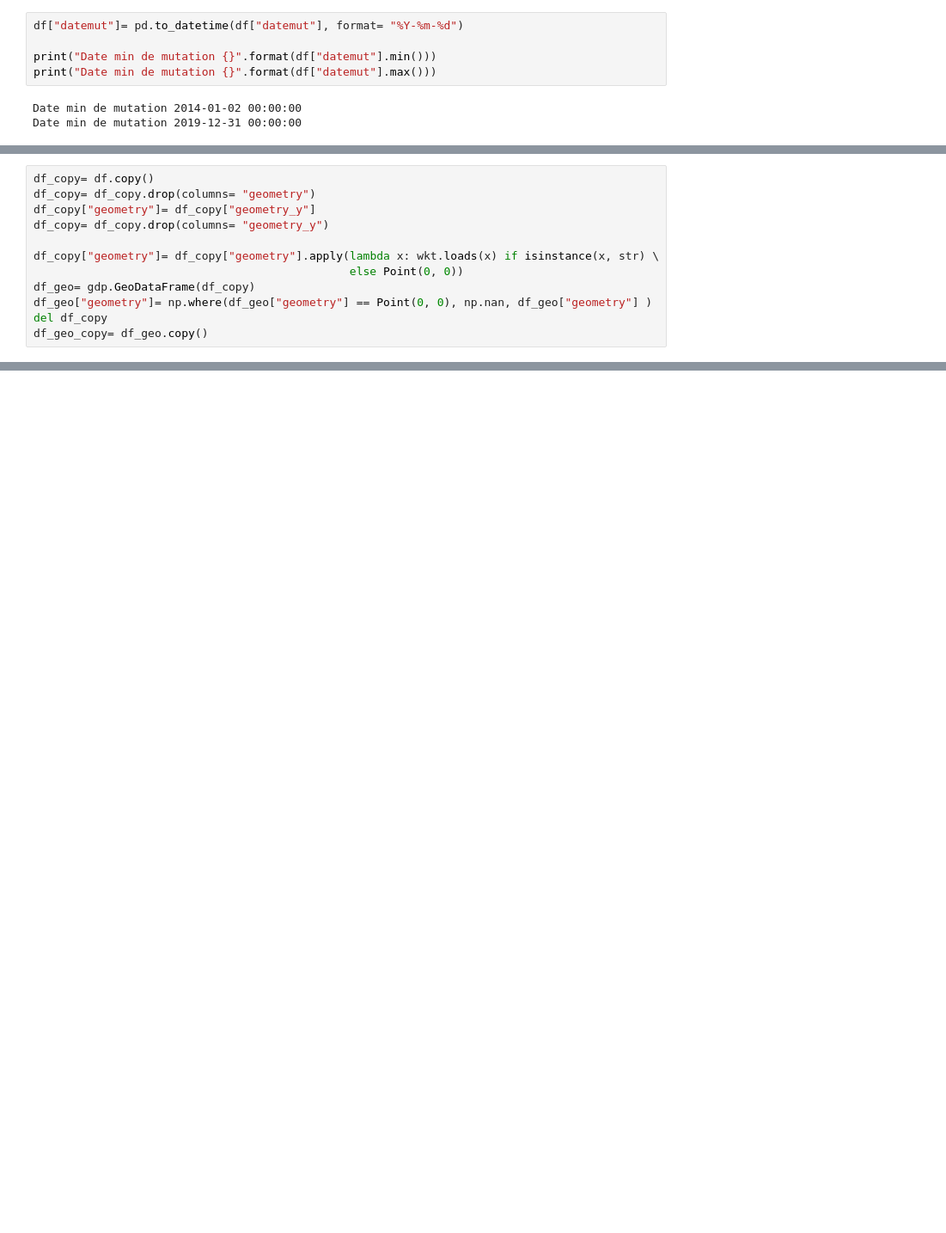
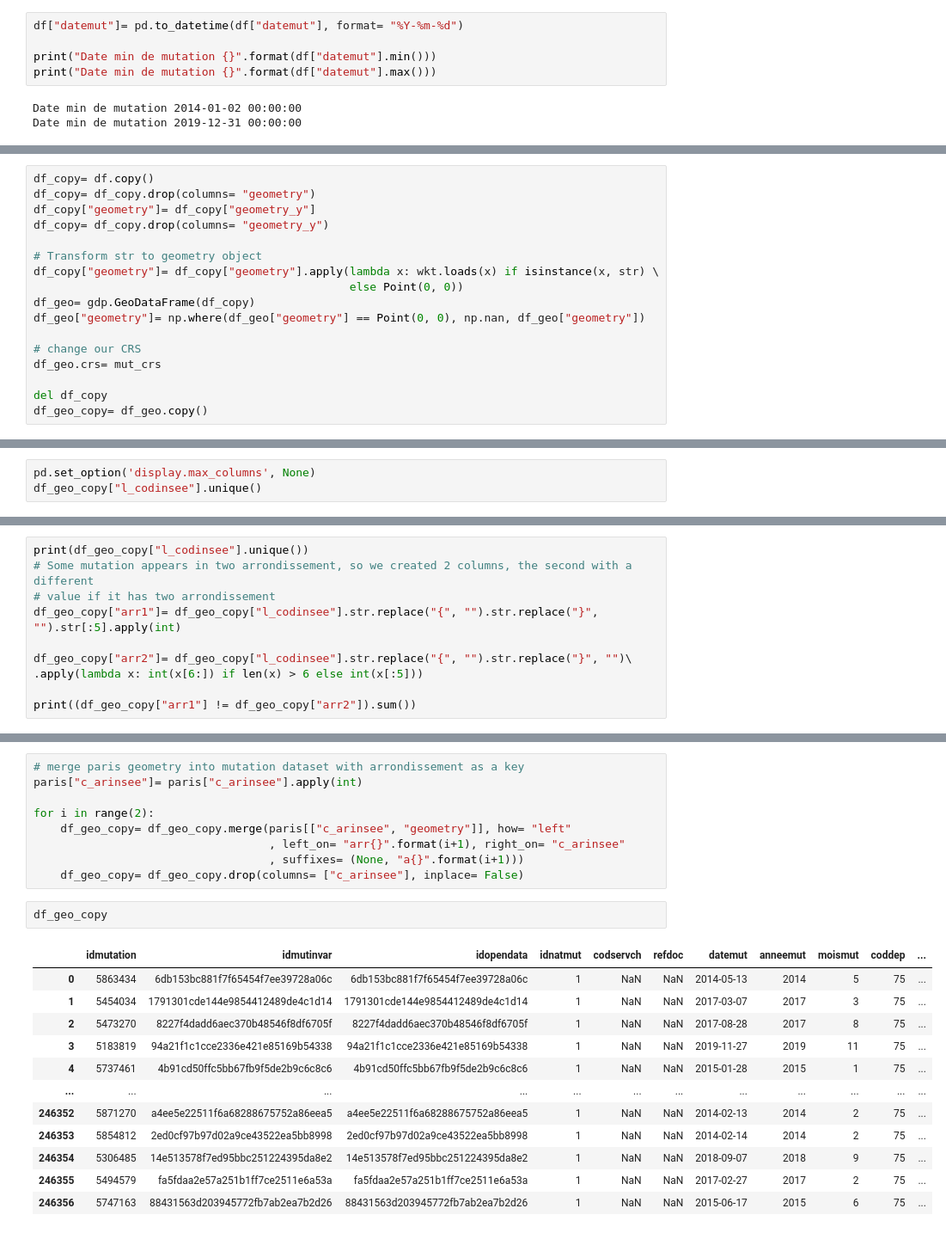
Before and after one commit to Orlogskapten/dvf_ensae_sbra, a Jupyter notebook: wen/first_look.ipynb, the cells around one changed output, grey strips where cells are left out. Shown at 86% size. Saved outputs shown, nothing was run; the diff lists cells and outputs as text; blank space fills up the shorter version.

```diff
--- a/wen/first_look.ipynb
+++ b/wen/first_look.ipynb
@@ -80,9 +110,14 @@ df_copy= df_copy.drop(columns= "geometry")
 df_copy["geometry"]= df_copy["geometry_y"]
 df_copy= df_copy.drop(columns= "geometry_y")
 
+# Transform str to geometry object
 df_copy["geometry"]= df_copy["geometry"].apply(lambda x: wkt.loads(x) if isinstance(x, str) \
                                                else Point(0, 0))
 df_geo= gdp.GeoDataFrame(df_copy)
-df_geo["geometry"]= np.where(df_geo["geometry"] == Point(0, 0), np.nan, df_geo["geometry"] )
+df_geo["geometry"]= np.where(df_geo["geometry"] == Point(0, 0), np.nan, df_geo["geometry"])
+
+# change our CRS
+df_geo.crs= mut_crs
+
 del df_copy
 df_geo_copy= df_geo.copy()
@@ -90,0 +124,3 @@ df_geo_copy= df_geo.copy()
+# %%
+pd.set_option('display.max_columns', None)
+df_geo_copy["l_codinsee"].unique()
@@ -90,0 +135,10 @@ df_geo_copy= df_geo.copy()
+# %%
+print(df_geo_copy["l_codinsee"].unique())
+# Some mutation appears in two arrondissement, so we created 2 columns, the second with a different
+# value if it has two arrondissement
+df_geo_copy["arr1"]= df_geo_copy["l_codinsee"].str.replace("{", "").str.replace("}", "").str[:5].apply(int)
+
+df_geo_copy["arr2"]= df_geo_copy["l_codinsee"].str.replace("{", "").str.replace("}", "")\
+.apply(lambda x: int(x[6:]) if len(x) > 6 else int(x[:5]))
+
+print((df_geo_copy["arr1"] != df_geo_copy["arr2"]).sum())
@@ -90,0 +153,24 @@ df_geo_copy= df_geo.copy()
+# %%
+# merge paris geometry into mutation dataset with arrondissement as a key
+paris["c_arinsee"]= paris["c_arinsee"].apply(int)
+
+for i in range(2):
+    df_geo_copy= df_geo_copy.merge(paris[["c_arinsee", "geometry"]], how= "left"
+                                   , left_on= "arr{}".format(i+1), right_on= "c_arinsee"
+                                   , suffixes= (None, "a{}".format(i+1)))
+    df_geo_copy= df_geo_copy.drop(columns= ["c_arinsee"], inplace= False)
+# %%
+df_geo_copy
+# %% [output]
+|  | idmutation | idmutinvar | idopendata | idnatmut | codservch | refdoc | datemut | anneemut | moismut | coddep | ... |
+| 0 | 5863434 | 6db153bc881f7f65454f7ee39728a06c | 6db153bc881f7f65454f7ee39728a06c | 1 | NaN | NaN | 2014-05-13 | 2014 | 5 | 75 | ... |
+| 1 | 5454034 | 1791301cde144e9854412489de4c1d14 | 1791301cde144e9854412489de4c1d14 | 1 | NaN | NaN | 2017-03-07 | 2017 | 3 | 75 | ... |
+| 2 | 5473270 | 8227f4dadd6aec370b48546f8df6705f | 8227f4dadd6aec370b48546f8df6705f | 1 | NaN | NaN | 2017-08-28 | 2017 | 8 | 75 | ... |
+| 3 | 5183819 | 94a21f1c1cce2336e421e85169b54338 | 94a21f1c1cce2336e421e85169b54338 | 1 | NaN | NaN | 2019-11-27 | 2019 | 11 | 75 | ... |
+| 4 | 5737461 | 4b91cd50ffc5bb67fb9f5de2b9c6c8c6 | 4b91cd50ffc5bb67fb9f5de2b9c6c8c6 | 1 | NaN | NaN | 2015-01-28 | 2015 | 1 | 75 | ... |
+| ... | ... | ... | ... | ... | ... | ... | ... | ... | ... | ... | ... |
+| 246352 | 5871270 | a4ee5e22511f6a68288675752a86eea5 | a4ee5e22511f6a68288675752a86eea5 | 1 | NaN | NaN | 2014-02-13 | 2014 | 2 | 75 | ... |
+| 246353 | 5854812 | 2ed0cf97b97d02a9ce43522ea5bb8998 | 2ed0cf97b97d02a9ce43522ea5bb8998 | 1 | NaN | NaN | 2014-02-14 | 2014 | 2 | 75 | ... |
+| 246354 | 5306485 | 14e513578f7ed95bbc251224395da8e2 | 14e513578f7ed95bbc251224395da8e2 | 1 | NaN | NaN | 2018-09-07 | 2018 | 9 | 75 | ... |
+| 246355 | 5494579 | fa5fdaa2e57a251b1ff7ce2511e6a53a | fa5fdaa2e57a251b1ff7ce2511e6a53a | 1 | NaN | NaN | 2017-02-27 | 2017 | 2 | 75 | ... |
+| 246356 | 5747163 | 88431563d203945772fb7ab2ea7b2d26 | 88431563d203945772fb7ab2ea7b2d26 | 1 | NaN | NaN | 2015-06-17 | 2015 | 6 | 75 | ... |
```
Also changed, not shown: parts of 18 cells of this notebook.
